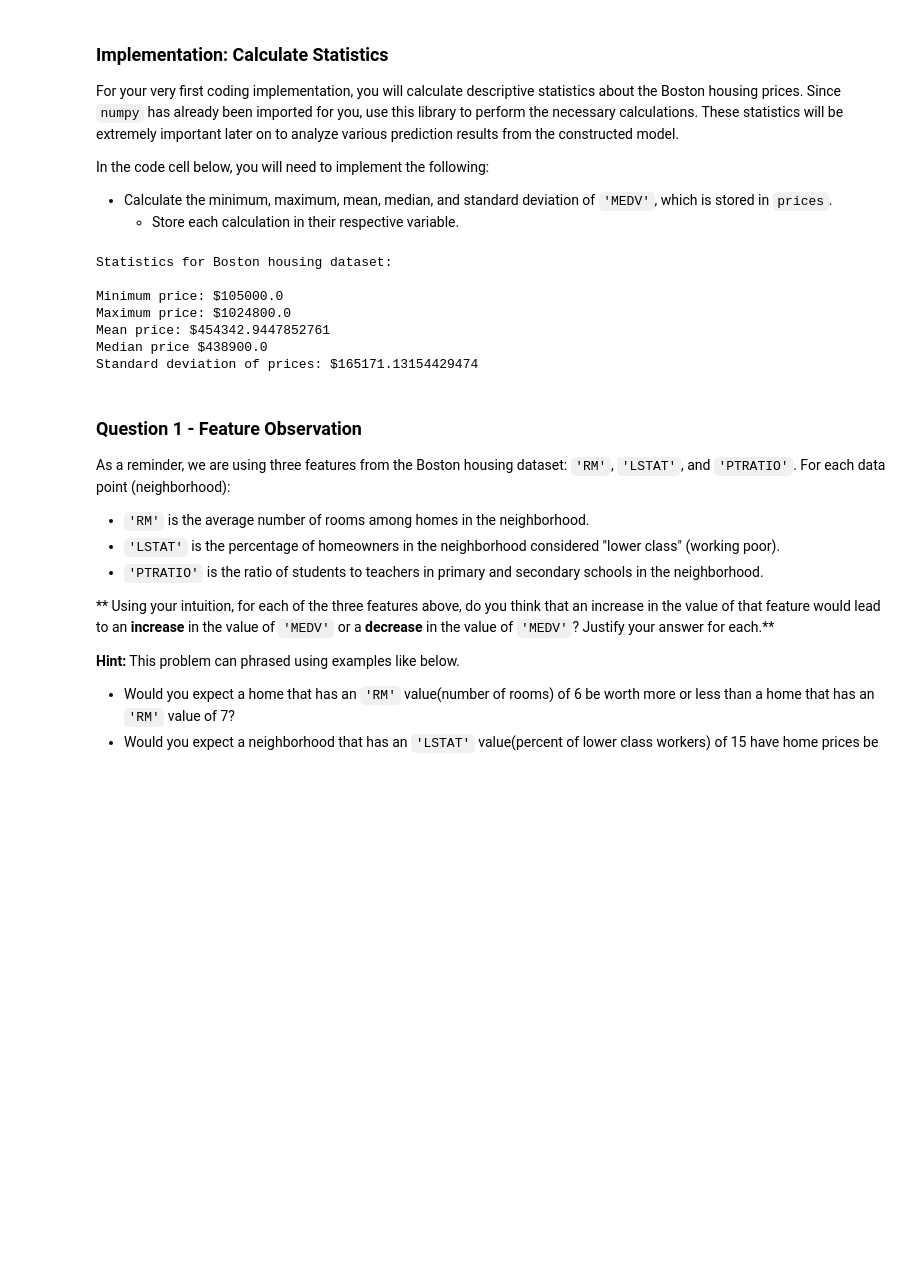
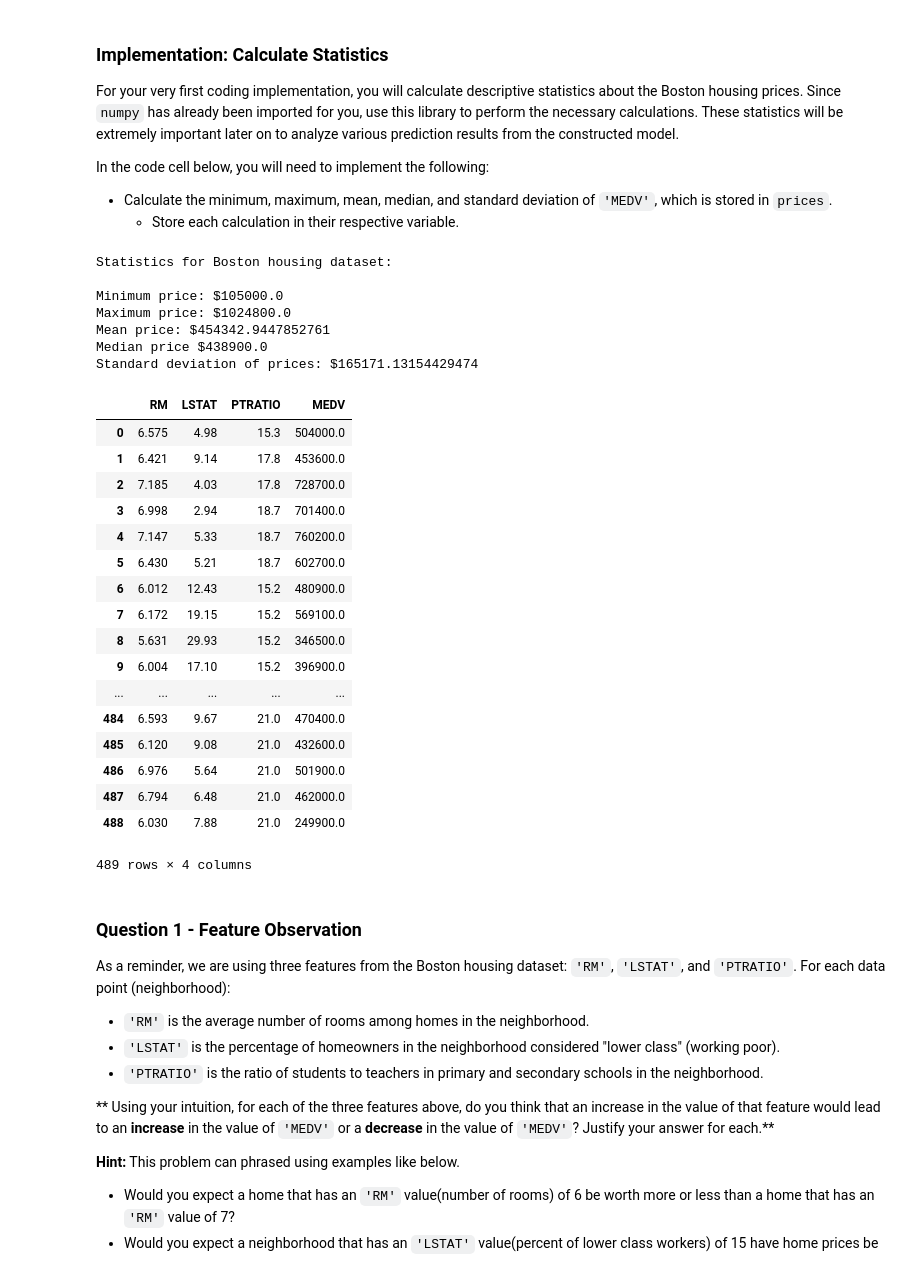
Before and after one commit to cbath/udacity-machine-learning, a Jupyter notebook: Model Evaluation and Validation/boston_housing.ipynb, the cells around one changed output. Saved outputs shown, nothing was run; the diff lists cells and outputs as text; code cells hidden in the pictures; blank space fills up the shorter version.

```diff
--- a/Model Evaluation and Validation/boston_housing.ipynb
+++ b/Model Evaluation and Validation/boston_housing.ipynb
@@ -54,33 +54,55 @@ In the code cell below, you will need to implement the following:
 # TODO: Minimum price of the data
 minimum_price = min(prices)
 
 # TODO: Maximum price of the data
 maximum_price = max(prices)
 
 # TODO: Mean price of the data
 mean_price = np.mean(prices)
 
 # TODO: Median price of the data
 median_price = np.median(prices)
 
 # TODO: Standard deviation of prices of the data
 std_price = np.std(prices)
 
 # Show the calculated statistics
 print("Statistics for Boston housing dataset:\n")
 print("Minimum price: ${}".format(minimum_price))
 print("Maximum price: ${}".format(maximum_price))
 print("Mean price: ${}".format(mean_price))
 print("Median price ${}".format(median_price))
 print("Standard deviation of prices: ${}".format(std_price))
+
+#Data frame
+df:pd.DataFrame(data)
+display(data)
 # %% [output]
 Statistics for Boston housing dataset:
 
 Minimum price: $105000.0
 Maximum price: $1024800.0
 Mean price: $454342.9447852761
 Median price $438900.0
 Standard deviation of prices: $165171.13154429474
+|  | RM | LSTAT | PTRATIO | MEDV |
+| 0 | 6.575 | 4.98 | 15.3 | 504000.0 |
+| 1 | 6.421 | 9.14 | 17.8 | 453600.0 |
+| 2 | 7.185 | 4.03 | 17.8 | 728700.0 |
+| 3 | 6.998 | 2.94 | 18.7 | 701400.0 |
+| 4 | 7.147 | 5.33 | 18.7 | 760200.0 |
+| 5 | 6.430 | 5.21 | 18.7 | 602700.0 |
+| 6 | 6.012 | 12.43 | 15.2 | 480900.0 |
+| 7 | 6.172 | 19.15 | 15.2 | 569100.0 |
+| 8 | 5.631 | 29.93 | 15.2 | 346500.0 |
+| 9 | 6.004 | 17.10 | 15.2 | 396900.0 |
+| ... | ... | ... | ... | ... |
+| 484 | 6.593 | 9.67 | 21.0 | 470400.0 |
+| 485 | 6.120 | 9.08 | 21.0 | 432600.0 |
+| 486 | 6.976 | 5.64 | 21.0 | 501900.0 |
+| 487 | 6.794 | 6.48 | 21.0 | 462000.0 |
+| 488 | 6.030 | 7.88 | 21.0 | 249900.0 |
+489 rows × 4 columns
 # %% [markdown]
 ### Question 1 - Feature Observation
 As a reminder, we are using three features from the Boston housing dataset: `'RM'`, `'LSTAT'`, and `'PTRATIO'`. For each data point (neighborhood):
```
Also changed, not shown: parts of 11 cells of this notebook, 1 other file.
